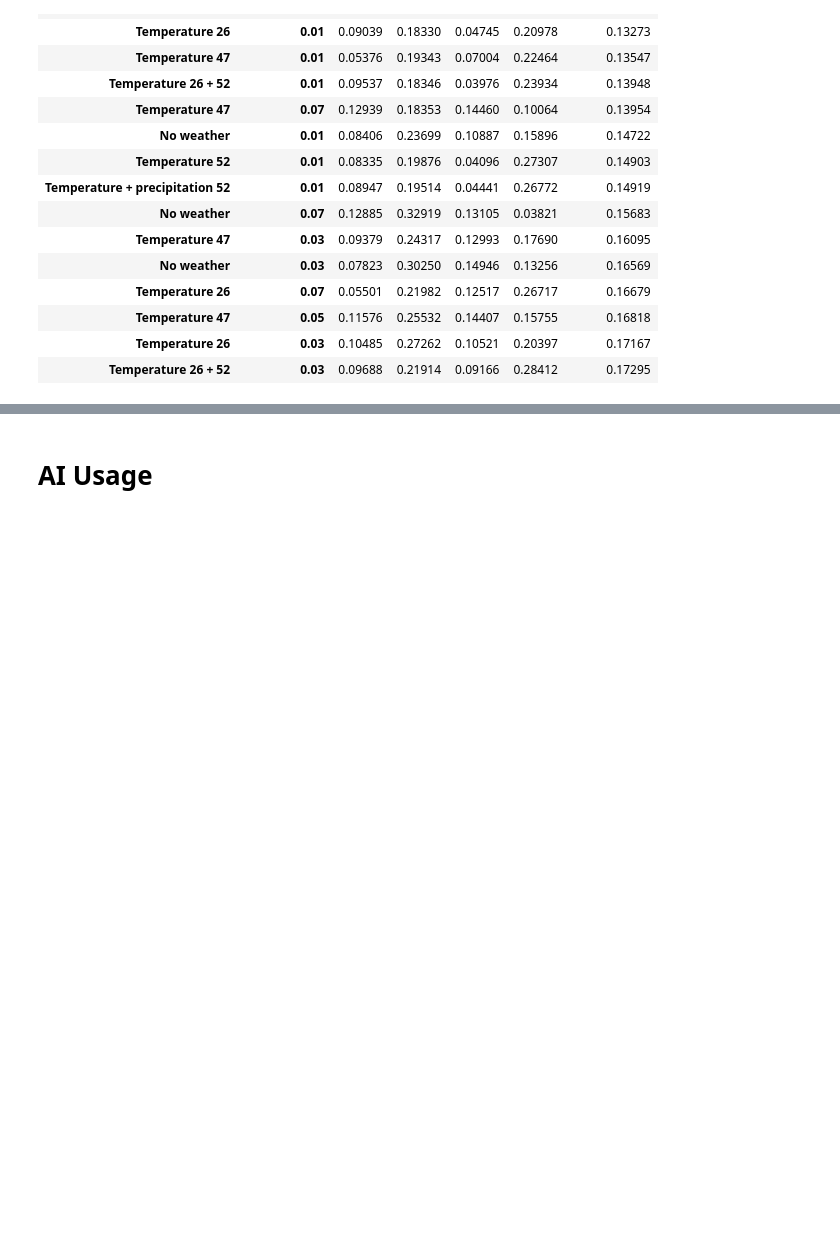
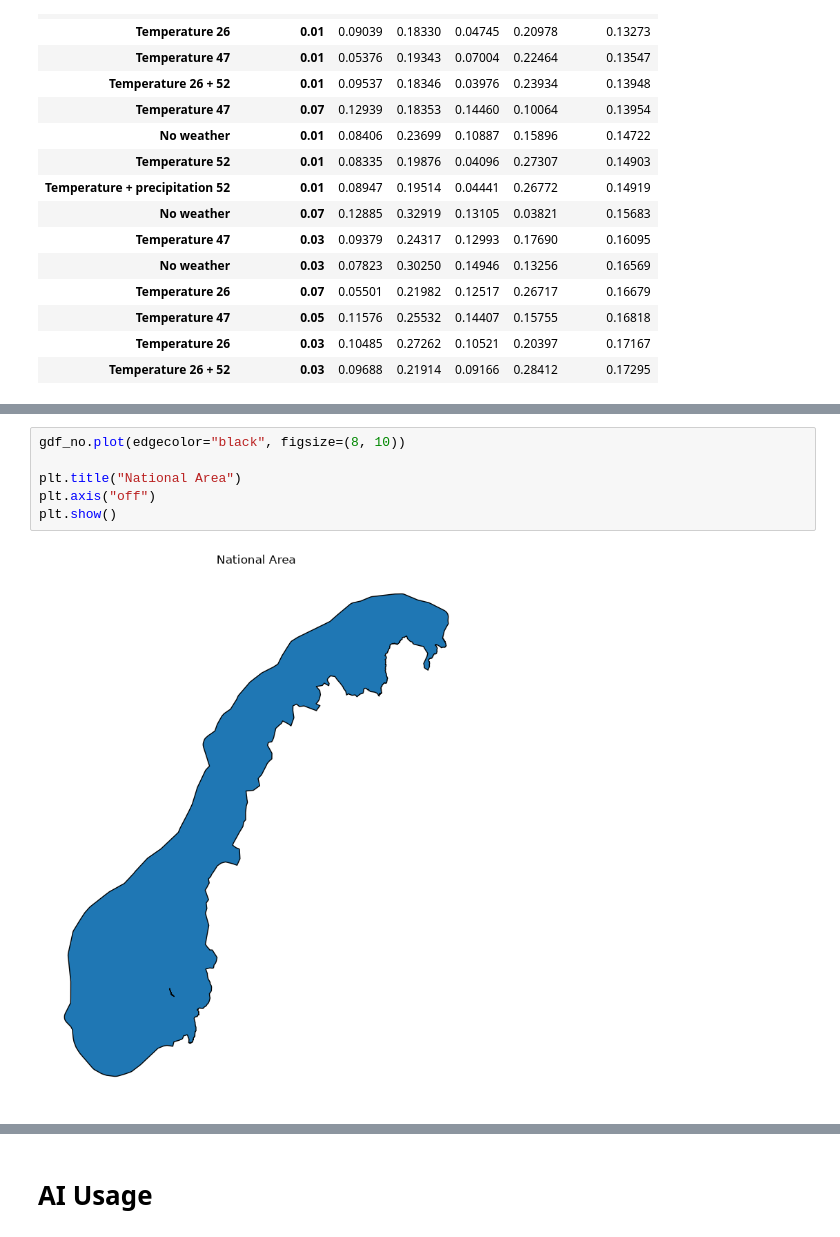
Before and after one commit to magloev/magloevIND320, a Jupyter notebook: notebooks/Task4.ipynb, the cells around one changed output, grey strips where cells are left out. Saved outputs shown, nothing was run; the diff lists cells and outputs as text; blank space fills up the shorter version.

```diff
--- a/notebooks/Task4.ipynb
+++ b/notebooks/Task4.ipynb
@@ -2152,0 +2672,8 @@ Still none of the tested weather configurations outperformed the reservoir-only
+# %%
+gdf_no.plot(edgecolor="black", figsize=(8, 10))
+
+plt.title("National Area")
+plt.axis("off")
+plt.show()
+# %% [output]
+[figure, added]
```
Also changed, not shown: parts of 30 cells of this notebook, 18 other files.
